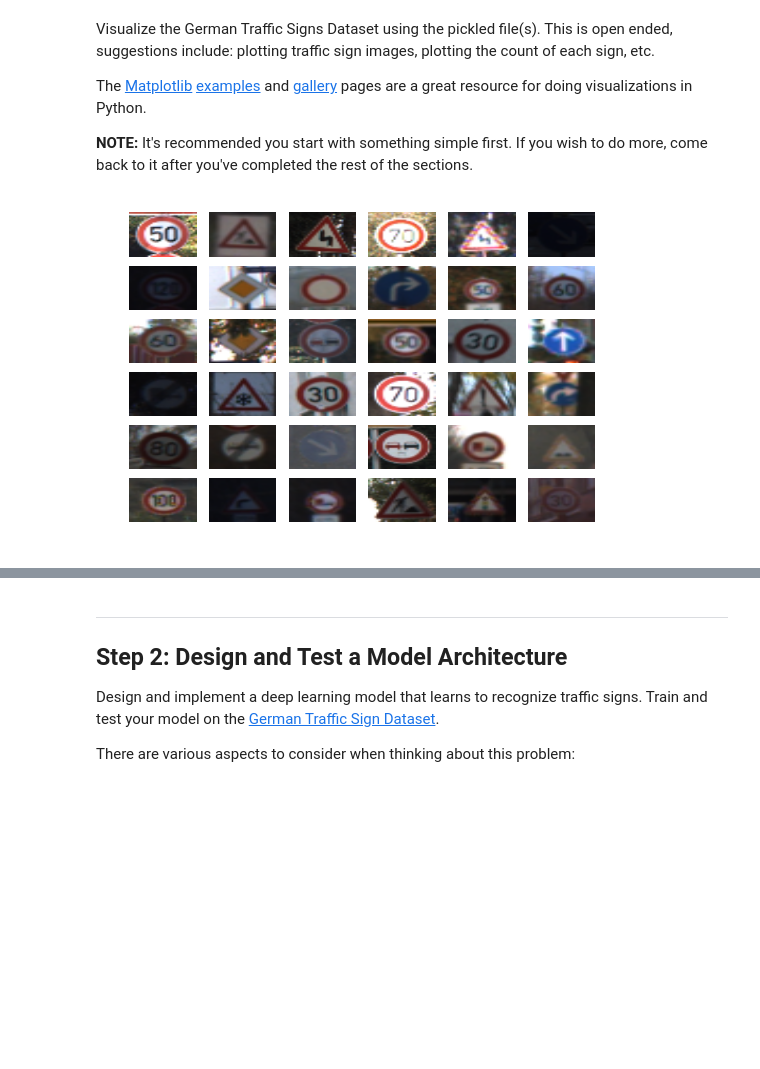
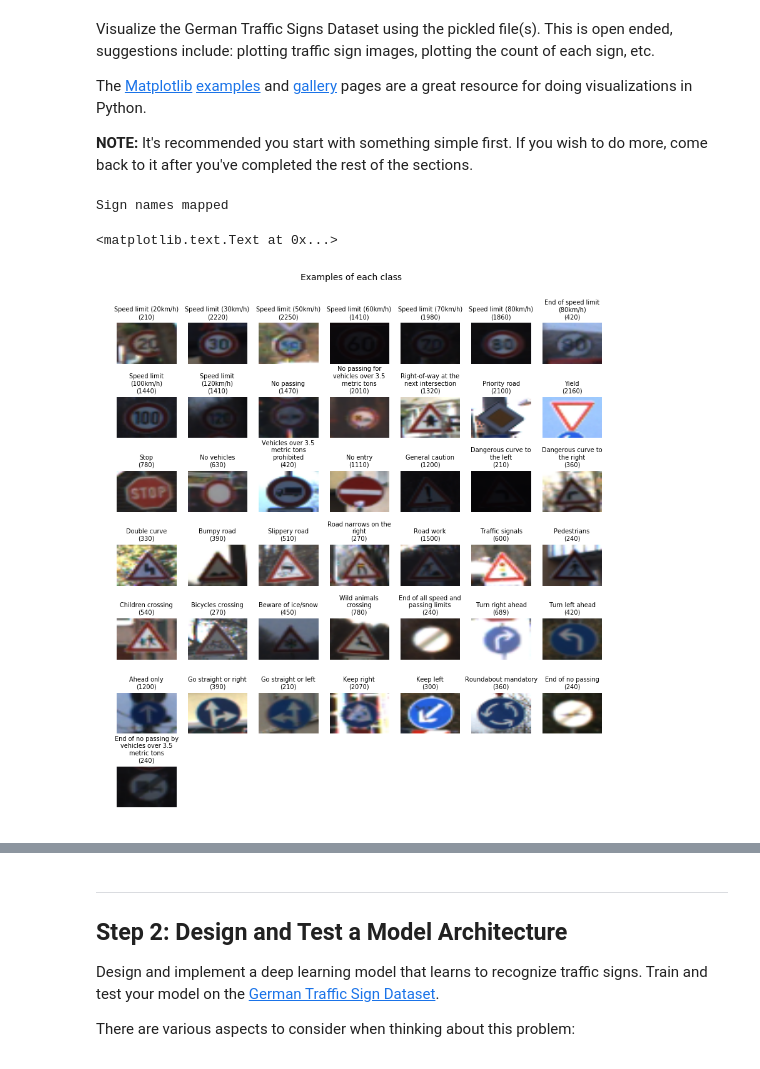
Before and after one commit to ibiscp/Traffic-Sign-Classifier, a Jupyter notebook: Traffic_Sign_Classifier.ipynb, the cells around one changed output, grey strips where cells are left out. Drawn from its saved outputs; the diff is of its cells as text; code cells hidden in the pictures; blank space fills up the shorter version.

```diff
--- a/Traffic_Sign_Classifier.ipynb
+++ b/Traffic_Sign_Classifier.ipynb
@@ -87,23 +82,50 @@ Visualize the German Traffic Signs Dataset using the pickled file(s). This is op
 The [Matplotlib](http://matplotlib.org/) [examples](http://matplotlib.org/examples/index.html) and [gallery](http://matplotlib.org/gallery.html) pages are a great resource for doing visualizations in Python.
 
 **NOTE:** It's recommended you start with something simple first. If you wish to do more, come back to it after you've completed the rest of the sections.
+# %%
+## Read sign labels and save it in a list
+import csv
+
+sign_names = list()
+
+with open('signnames.csv', 'r') as csvfile:
+    reader = csv.reader(csvfile)
+    next(reader)
+    for row in reader:
+        sign_names.append(row[1])
+
+print('Sign names mapped')
+# %% [output]
+Sign names mapped
 # %%
 ### Data exploration visualization goes here.
 ### Feel free to use as many code cells as needed.
 import matplotlib.pyplot as plt
 import random
+import numpy as np
 # Visualizations will be shown in the notebook.
 %matplotlib inline
 
-rows = 6
-samples = random.sample(list(X_train), rows**2)
+## Plot one example of each class
+from textwrap import wrap
 
-fig = plt.figure()
+rows = 7
+samples = list()
 
-for i in range(rows**2):
+fig = plt.figure(facecolor="white")
+fig.set_size_inches(10, 10)
+fig.subplots_adjust(hspace=.8)
+
+for i in range(n_classes):
+    count = sum(y_train == i)
+    index = random.choice(np.where(y_train == i)[0])
+
     ax=fig.add_subplot(rows,rows,i+1, aspect='equal')
-    ax.imshow(samples[i])
+    ax.imshow(X_train[index])
     ax.axis('off')
+    ax.set_title("\n".join(wrap(sign_names[i],20)) + "\n(" + str(count) + ")", fontsize = 7)
     ax.axis('tight')
+plt.suptitle('Examples of each class')
 # %% [output]
+<matplotlib.text.Text at 0x...>
-[figure, old version]
+[figure, new version]
```
Also changed, not shown: parts of 49 cells of this notebook, 6 other files.
